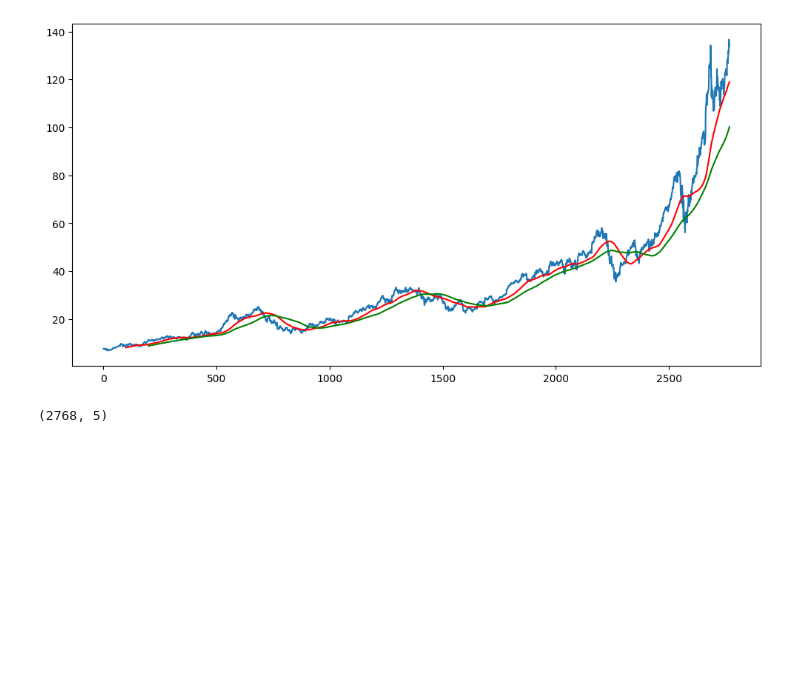
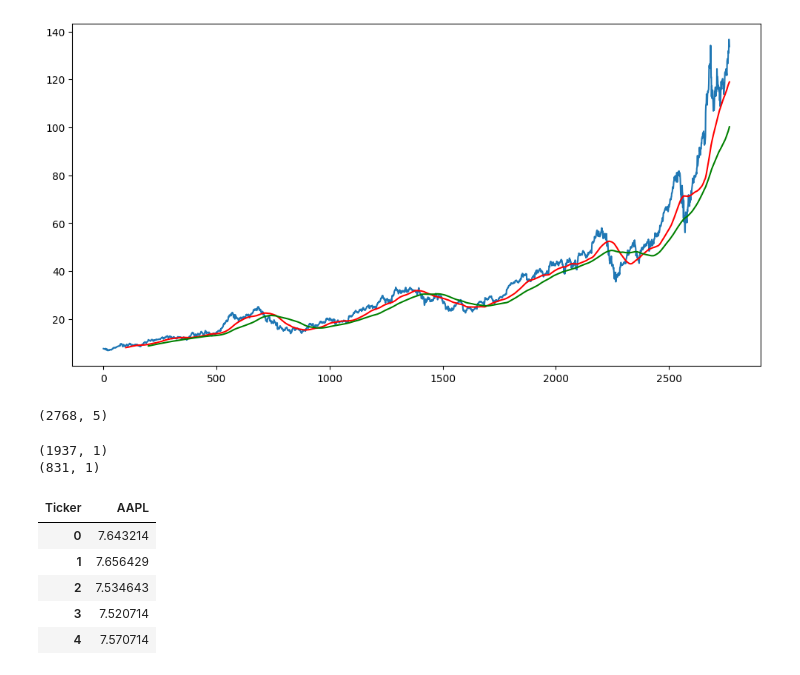
Before and after one commit to nik0011/AI-stock-trading-system, a Jupyter notebook: StockPricePrediction.ipynb, the cells around one changed output. Saved outputs shown, nothing was run; the diff lists cells and outputs as text; code cells hidden in the pictures; blank space fills up the shorter version.

```diff
--- a/StockPricePrediction.ipynb
+++ b/StockPricePrediction.ipynb
@@ -112,3 +112,20 @@ plt.plot(ma200 , 'g')
 df.shape
 # %% [output]
 (2768, 5)
+# %%
+ data_training = pd.DataFrame(df['Close'][0:int(len(df)*0.70)])
+ data_testing = pd.DataFrame(df['Close'][int(len(df)*0.70):int(len(df))])
+ print(data_training.shape)
+ print(data_testing.shape)
+# %% [output]
+(1937, 1)
+(831, 1)
+# %%
+data_training.head()
+# %% [output]
+| Ticker | AAPL |
+| 0 | 7.643214 |
+| 1 | 7.656429 |
+| 2 | 7.534643 |
+| 3 | 7.520714 |
+| 4 | 7.570714 |
```
Also changed, not shown: parts of 10 cells of this notebook.
